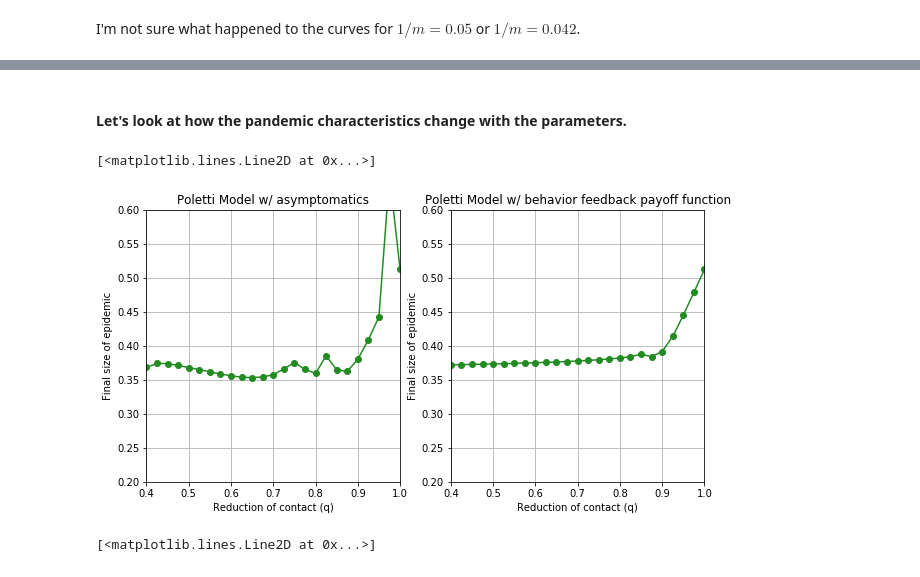
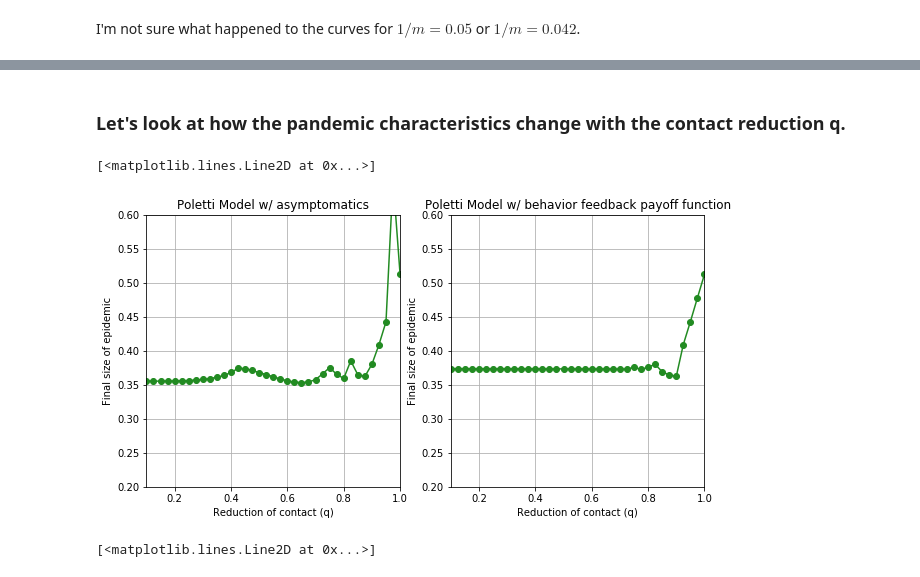
Before and after one commit to ajhaslam16/Impacts_of_behavior_SIR, a Jupyter notebook: Exploring_payoffB.ipynb, the cells around one changed output, grey strips where cells are left out. Saved outputs shown, nothing was run; the diff lists cells and outputs as text; code cells hidden in the pictures.

```diff
--- a/Exploring_payoffB.ipynb
+++ b/Exploring_payoffB.ipynb
@@ -117,7 +117,7 @@ ax.grid()
 delt_Pb = []
 delt_P = []
 for i in range(len(time)):
-    delt_P.append(ODE_models.payoff_difference(sim_system[i,-1],params))
+    delt_P.append(ODE_models.payoff_difference_asym(sim_system[i,-1],params))
     Pb_out = ODE_models.payoffB_difference(sim_system_payoffB[i,-1],sim_system_payoffB[i,1],
                                            sim_system_payoffB[i,4],sim_system_payoffB[i,7],params)
     delt_Pb.append(Pb_out)
@@ -310,7 +310,7 @@ for q_test in np.linspace(1,0.01,6):
 
     params = ODE_models.get_params(p=0.6,q=q_test)
 
-    sim_system = odeint(ODE_models.SIRan_system_payoffB, initial_state, time, args=(params,))
+    sim_system = odeint(ODE_models.SIRan_system, initial_state, time, args=(params,True))
     sim_systemB = odeint(ODE_models.SIRan_system_payoffB, initial_state, time, args=(params,))
 
     col = next(color_iter)
@@ -318,5 +318,8 @@ for q_test in np.linspace(1,0.01,6):
     ax1.plot(time, sim_system[:,2], c=col, linestyle='-', label='q = {}'.format(round(q_test,2)))
     ax2.plot(time, sim_systemB[:,2], c=col, linestyle='-', label='q = {}'.format(round(q_test,2)))
 
+ax1.set_title('Poletti Model w/ asymptomatics')
+ax2.set_title('Poletti Model w/ behavior feedback payoff function')
+
 ax1.legend(loc='best',fontsize='large')
 ax2.legend(loc='best',fontsize='large')
@@ -323,5 +329,5 @@ ax2.legend(loc='best',fontsize='large')
 # %% [markdown]
-#### Let's look at how the pandemic characteristics change with the parameters.
+### Let's look at how the pandemic characteristics change with the contact reduction q.
 # %%
 ## Look at the change in the epidemic characteristics based on changing q
 
@@ -335,7 +341,7 @@ final_sizeb = []
 peak_sizeb = []
 peak_dayb = []
 
-q_test_set = np.arange(0.4,1.025,0.025)
+q_test_set = np.arange(0.1,1.025,0.025)
 
 for q_test in q_test_set:
 
@@ -362,26 +368,26 @@ peak_dayb = np.array(peak_dayb)
 # %%
 fig, axes = plt.subplots(nrows=1, ncols=2, figsize=(10, 5))
 
 ax1 = axes[0]
 ax2 = axes[1]
 ax1.set(xlabel='Reduction of contact (q)', ylabel='Final size of epidemic')
 ax2.set(xlabel='Reduction of contact (q)', ylabel='Final size of epidemic')
 
 ax1.set_title('Poletti Model w/ asymptomatics')
 ax2.set_title('Poletti Model w/ behavior feedback payoff function')
 
 ax1.set_ylim((0.2,0.6))
-ax1.set_xlim((0.4,1))
+ax1.set_xlim((0.1,1))
 ax1.grid()
 ax2.set_ylim((0.2,0.6))
-ax2.set_xlim((0.4,1))
+ax2.set_xlim((0.1,1))
 ax2.grid()
 
 ax1.plot(q_test_set, final_size, '-o', c='forestgreen')
 ax2.plot(q_test_set, final_sizeb, '-o', c='forestgreen')
 # %% [output]
 [<matplotlib.lines.Line2D at 0x...>]
-[figure, old version]
+[figure, new version]
 # %%
 fig, axes = plt.subplots(nrows=1, ncols=2, figsize=(10, 5))
 
```
Also changed, not shown: parts of 29 cells of this notebook, 25 other files.
